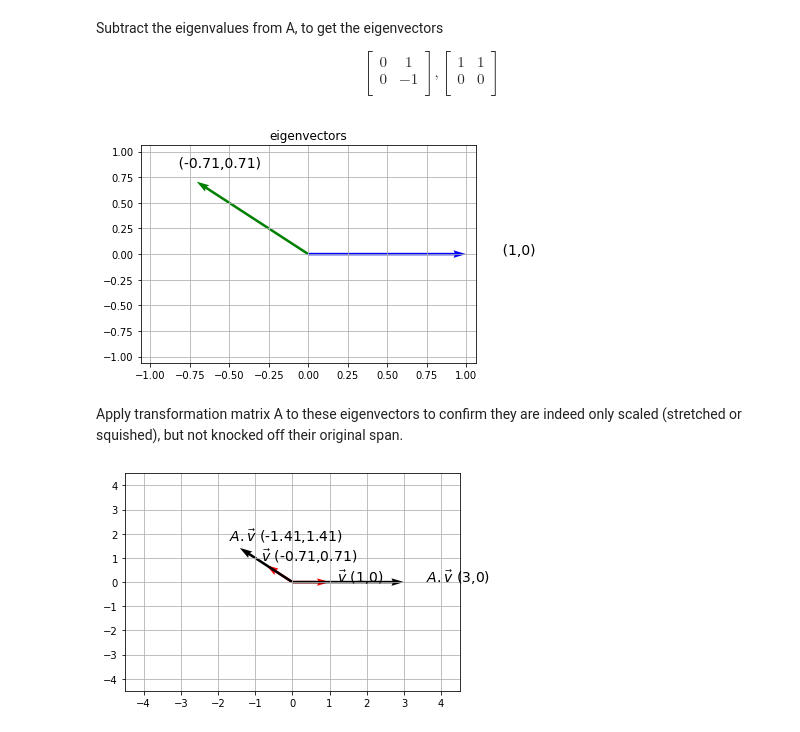
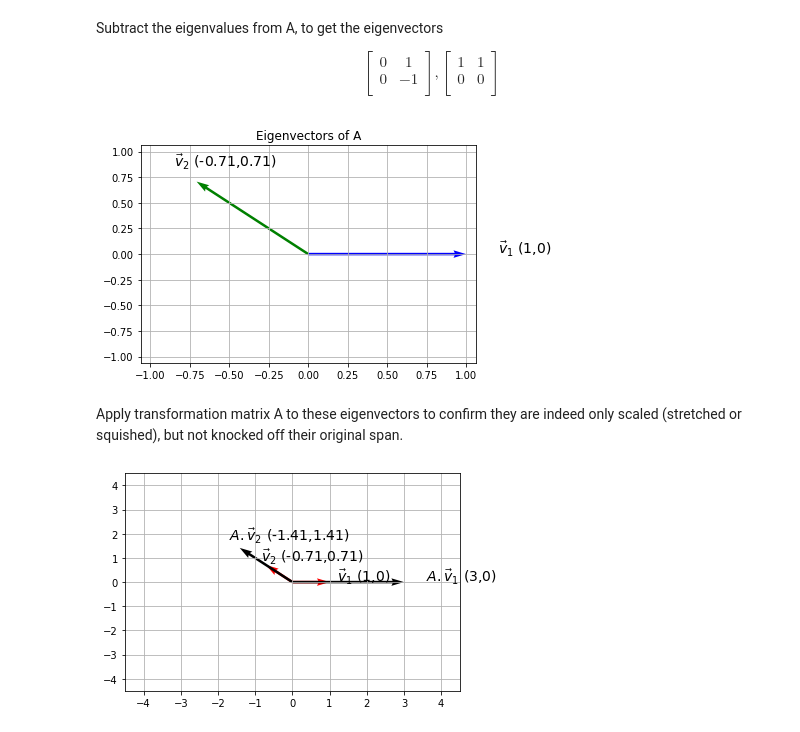
Before and after one commit to vinayshanbhag/math, a Jupyter notebook: Eigen_Vectors.ipynb, the cells around one changed output. Drawn from its saved outputs; the diff is of its cells as text; code cells hidden in the pictures.

```diff
--- a/Eigen_Vectors.ipynb
+++ b/Eigen_Vectors.ipynb
@@ -167,17 +163,17 @@ Subtract the eigenvalues from A, to get the eigenvectors
 # %%
 # using numpy.linalg.eig
 eigval, eigvec = eig(A)
-plot_vec(eigvec[:,0], title="eigenvectors", color="b")
-plot_vec(eigvec[:,1], title="eigenvectors", color="g")
+plot_vec(eigvec[:,0], title="Eigenvectors of A", color="b",name = r"$\vec v_1$")
+plot_vec(eigvec[:,1], title="Eigenvectors of A", color="g",name = r"$\vec v_2$")
 # %% [output]
-[figure, old version]
+[figure, new version]
 # %% [markdown]
 Apply transformation matrix A to these eigenvectors to confirm they are indeed only scaled (stretched or squished), but not knocked off their original span.
 # %%
-plot_vec(eigvec[:,1], color="r", name = r"$\vec v$")
-plot_vec(eigvec[:,0], color="r", name = r"$\vec v$")
+plot_vec(eigvec[:,1], color="r", name = r"$\vec v_2$")
+plot_vec(eigvec[:,0], color="r", name = r"$\vec v_1$")
 
-plot_vec(np.dot(A,eigvec[:,1]), color="k", name = r"$A.\vec v$")
-plot_vec(np.dot(A,eigvec[:,0]), color="k", name = r"$A.\vec v$")
+plot_vec(np.dot(A,eigvec[:,1]), color="k", name = r"$A.\vec v_2$")
+plot_vec(np.dot(A,eigvec[:,0]), color="k", name = r"$A.\vec v_1$")
 # %% [output]
-[figure, old version]
+[figure, new version]
```
Also changed, not shown: parts of 6 cells of this notebook.
